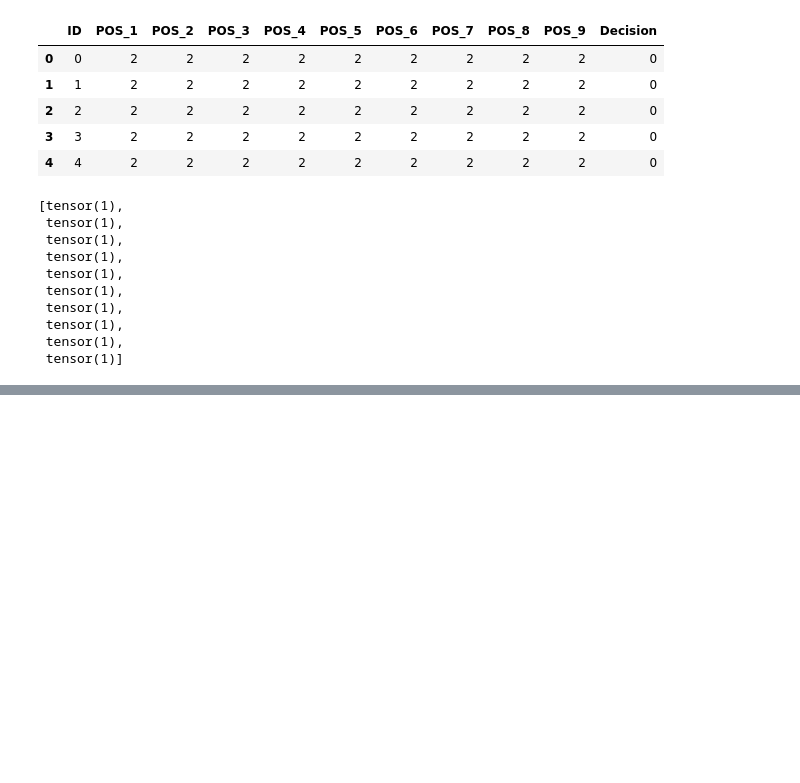
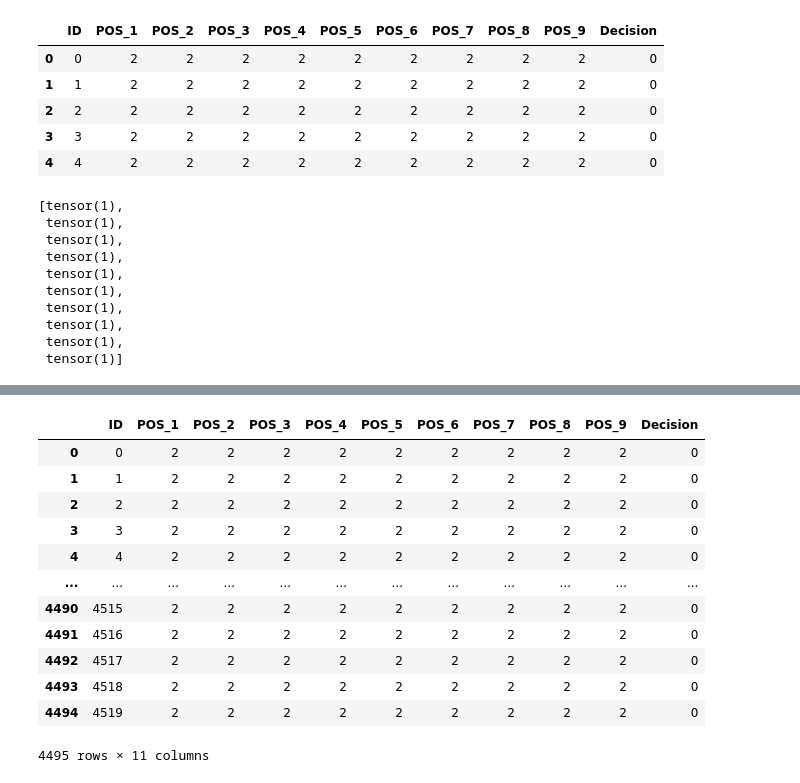
Before and after one commit to AaSiKu/ICG-Projects---SWORTex, a Jupyter notebook: Work.ipynb, the cells around one changed output, grey strips where cells are left out. Cells and saved outputs as stored; diff of their text form; code cells hidden in the pictures; blank space fills up the shorter version.

```diff
--- a/Work.ipynb
+++ b/Work.ipynb
@@ -750,0 +955,16 @@ predictions[:10]
+# %%
+pd.read_csv('icg-freshers-data-science-competition/Dataset/Sample_submission.csv')
+# %% [output]
+|  | ID | POS_1 | POS_2 | POS_3 | POS_4 | POS_5 | POS_6 | POS_7 | POS_8 | POS_9 | Decision |
+| 0 | 0 | 2 | 2 | 2 | 2 | 2 | 2 | 2 | 2 | 2 | 0 |
+| 1 | 1 | 2 | 2 | 2 | 2 | 2 | 2 | 2 | 2 | 2 | 0 |
+| 2 | 2 | 2 | 2 | 2 | 2 | 2 | 2 | 2 | 2 | 2 | 0 |
+| 3 | 3 | 2 | 2 | 2 | 2 | 2 | 2 | 2 | 2 | 2 | 0 |
+| 4 | 4 | 2 | 2 | 2 | 2 | 2 | 2 | 2 | 2 | 2 | 0 |
+| ... | ... | ... | ... | ... | ... | ... | ... | ... | ... | ... | ... |
+| 4490 | 4515 | 2 | 2 | 2 | 2 | 2 | 2 | 2 | 2 | 2 | 0 |
+| 4491 | 4516 | 2 | 2 | 2 | 2 | 2 | 2 | 2 | 2 | 2 | 0 |
+| 4492 | 4517 | 2 | 2 | 2 | 2 | 2 | 2 | 2 | 2 | 2 | 0 |
+| 4493 | 4518 | 2 | 2 | 2 | 2 | 2 | 2 | 2 | 2 | 2 | 0 |
+| 4494 | 4519 | 2 | 2 | 2 | 2 | 2 | 2 | 2 | 2 | 2 | 0 |
+4495 rows × 11 columns
```
Also changed, not shown: parts of 27 cells of this notebook, 1 other file.
